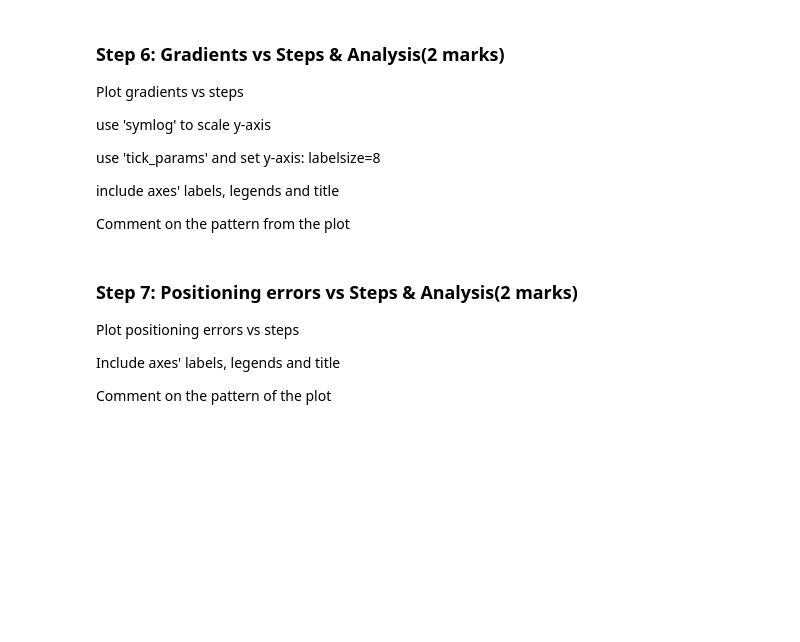
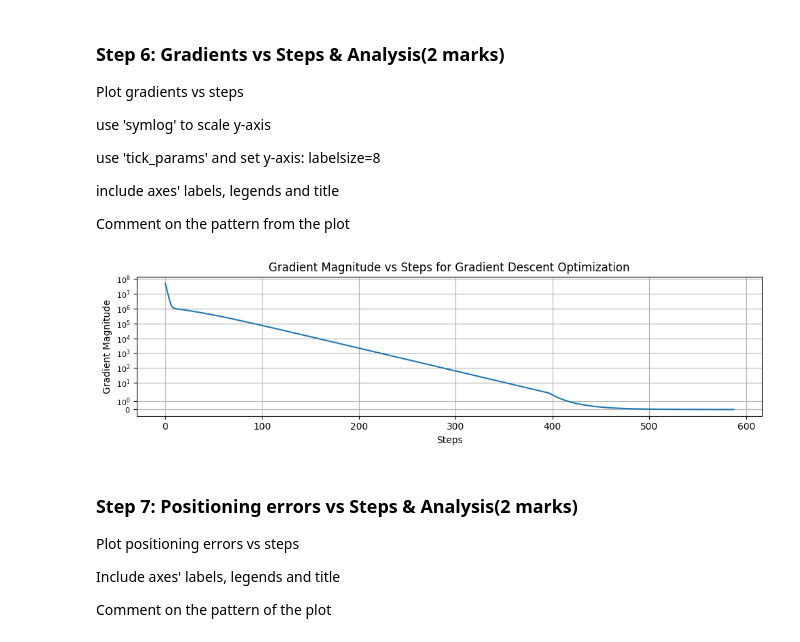
Before and after one commit to rbawah/engg680_2024_fall_group7, a Jupyter notebook: Lab_Assignment3/Assignment3.ipynb, the cells around one changed output. Drawn from its saved outputs; the diff is of its cells as text; code cells hidden in the pictures; blank space fills up the shorter version.

```diff
--- a/Lab_Assignment3/Assignment3.ipynb
+++ b/Lab_Assignment3/Assignment3.ipynb
@@ -232,3 +281,22 @@ plt.show()
+# %%
+fig , ax = plt.subplots(nrows=1,ncols=1, figsize=(10,3))
+grad_magnitudes = np.linalg.norm(arr_grad, axis=1)
+ax.plot(grad_magnitudes, label='Gradient Magnitude')
+ax.set_yscale('symlog')
+ax.tick_params(axis='y', labelsize=8)
+ax.set_xlabel('Steps')
+ax.set_ylabel('Gradient Magnitude')
+ax.set_title('Gradient Magnitude vs Steps for Gradient Descent Optimization')
+ax.grid(True)
+fig.tight_layout()
+plt.show()
+
+
+# Comment on the pattern
+# The plot shows how gradient values fluctuate across steps, with some values nearing zero as steps increase.
+# The symmetric logarithmic scale highlights both positive and negative gradient changes, making it easier to observe shifts around zero.
+# %% [output]
+[figure, added]
 # %% [markdown]
 ### Step 7: Positioning errors vs Steps & Analysis(2 marks)
 Plot positioning errors vs steps
```
Also changed, not shown: parts of 17 cells of this notebook.
